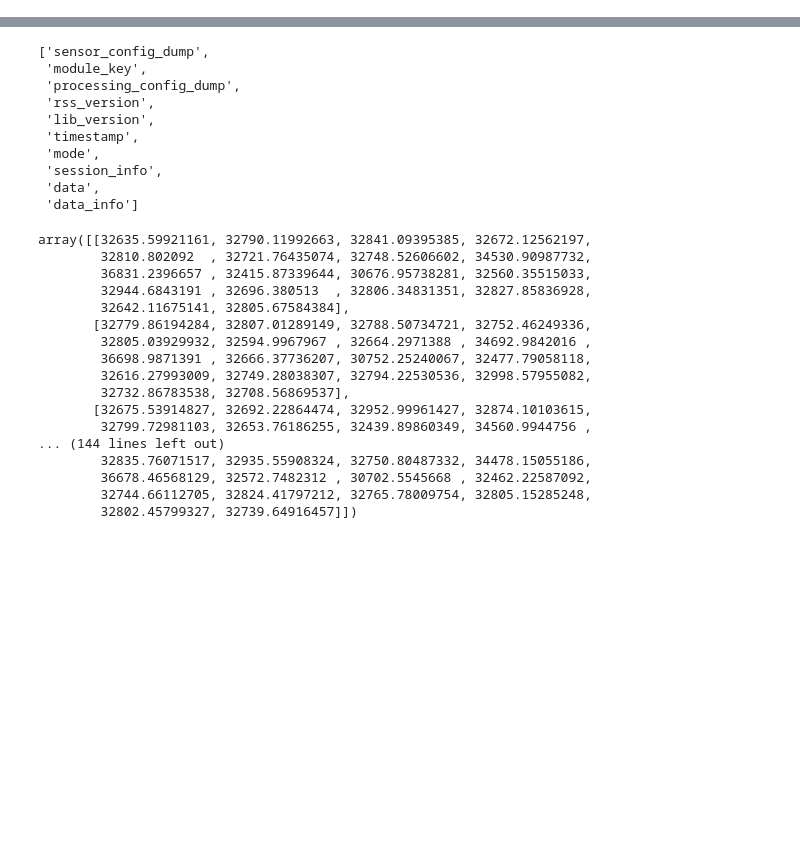
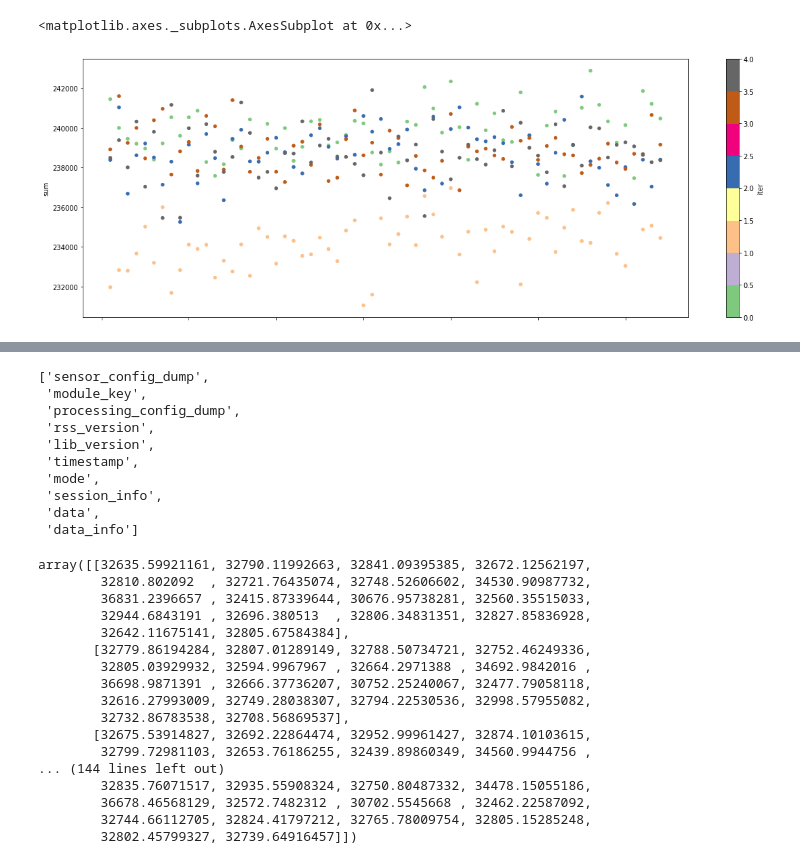
Before and after one commit to MichiganDataScienceTeam/W20-Gesture-Detection, a Jupyter notebook: explore_sparse/explore_sparse_data.ipynb, the cells around one changed output, grey strips where cells are left out. Drawn from its saved outputs; the diff is of its cells as text; code cells hidden in the pictures; blank space fills up the shorter version.

```diff
--- a/explore_sparse/explore_sparse_data.ipynb
+++ b/explore_sparse/explore_sparse_data.ipynb
@@ -18,0 +50,5 @@ df=df.drop(9,axis=1)
+# %%
+df.plot.scatter(x='sweep',y='sum',c='iter',cmap='Accent')
+# %% [output]
+<matplotlib.axes._subplots.AxesSubplot at 0x...>
+[figure, added]
```
Also changed, not shown: parts of 9 cells of this notebook.
